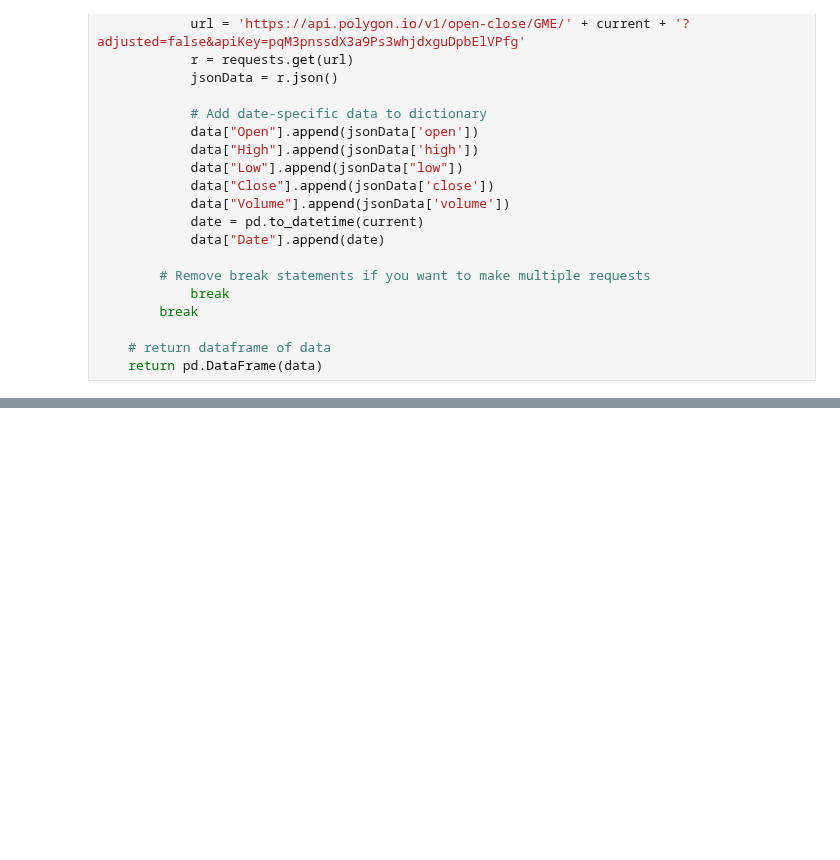
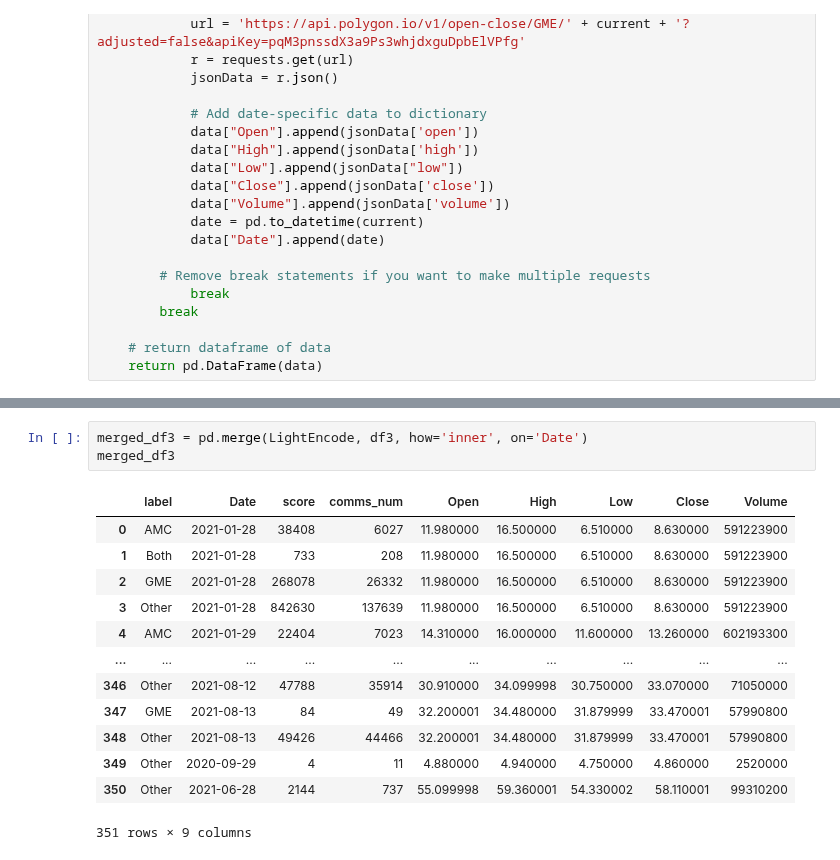
Before and after one commit to ReapersOne/AI, a Jupyter notebook: Semester 1/Stocks/Stocks.ipynb, the cells around one changed output, grey strips where cells are left out. Saved outputs shown, nothing was run; the diff lists cells and outputs as text; blank space fills up the shorter version.

```diff
--- a/Semester 1/Stocks/Stocks.ipynb
+++ b/Semester 1/Stocks/Stocks.ipynb
@@ -278,0 +325,17 @@ sns.scatterplot(data=df3, x='Date', y='High', label='3rd')
+# %%
+merged_df3 = pd.merge(LightEncode, df3, how='inner', on='Date')
+merged_df3
+# %% [output]
+|  | label | Date | score | comms_num | Open | High | Low | Close | Volume |
+| 0 | AMC | 2021-01-28 | 38408 | 6027 | 11.980000 | 16.500000 | 6.510000 | 8.630000 | 591223900 |
+| 1 | Both | 2021-01-28 | 733 | 208 | 11.980000 | 16.500000 | 6.510000 | 8.630000 | 591223900 |
+| 2 | GME | 2021-01-28 | 268078 | 26332 | 11.980000 | 16.500000 | 6.510000 | 8.630000 | 591223900 |
+| 3 | Other | 2021-01-28 | 842630 | 137639 | 11.980000 | 16.500000 | 6.510000 | 8.630000 | 591223900 |
+| 4 | AMC | 2021-01-29 | 22404 | 7023 | 14.310000 | 16.000000 | 11.600000 | 13.260000 | 602193300 |
+| ... | ... | ... | ... | ... | ... | ... | ... | ... | ... |
+| 346 | Other | 2021-08-12 | 47788 | 35914 | 30.910000 | 34.099998 | 30.750000 | 33.070000 | 71050000 |
+| 347 | GME | 2021-08-13 | 84 | 49 | 32.200001 | 34.480000 | 31.879999 | 33.470001 | 57990800 |
+| 348 | Other | 2021-08-13 | 49426 | 44466 | 32.200001 | 34.480000 | 31.879999 | 33.470001 | 57990800 |
+| 349 | Other | 2020-09-29 | 4 | 11 | 4.880000 | 4.940000 | 4.750000 | 4.860000 | 2520000 |
+| 350 | Other | 2021-06-28 | 2144 | 737 | 55.099998 | 59.360001 | 54.330002 | 58.110001 | 99310200 |
+351 rows × 9 columns
```
Also changed, not shown: parts of 32 cells of this notebook, 5 other files.
